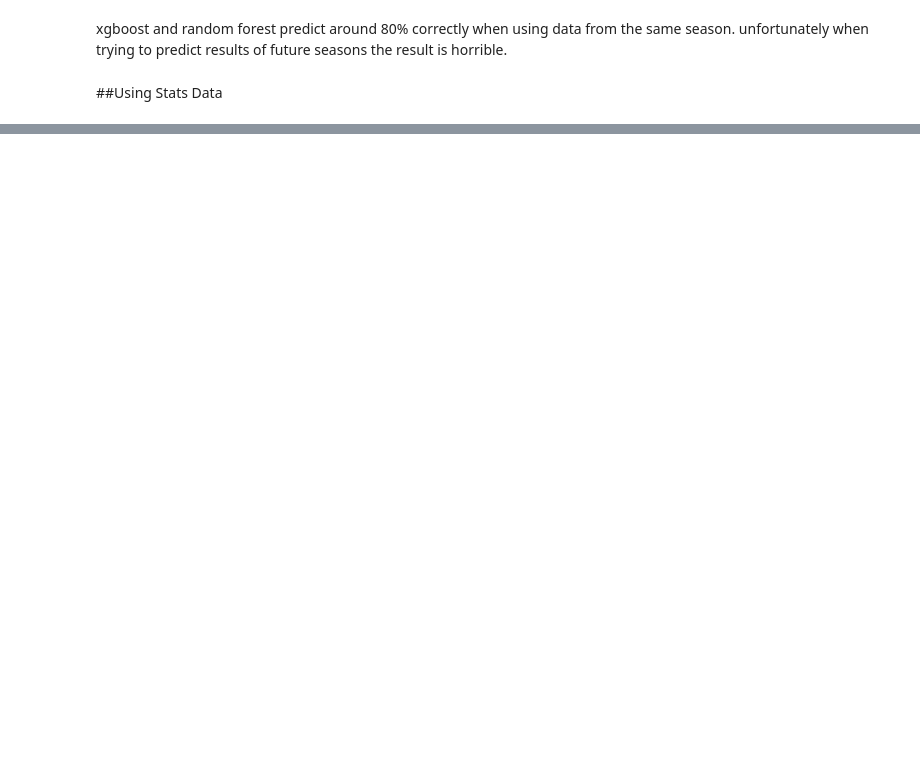
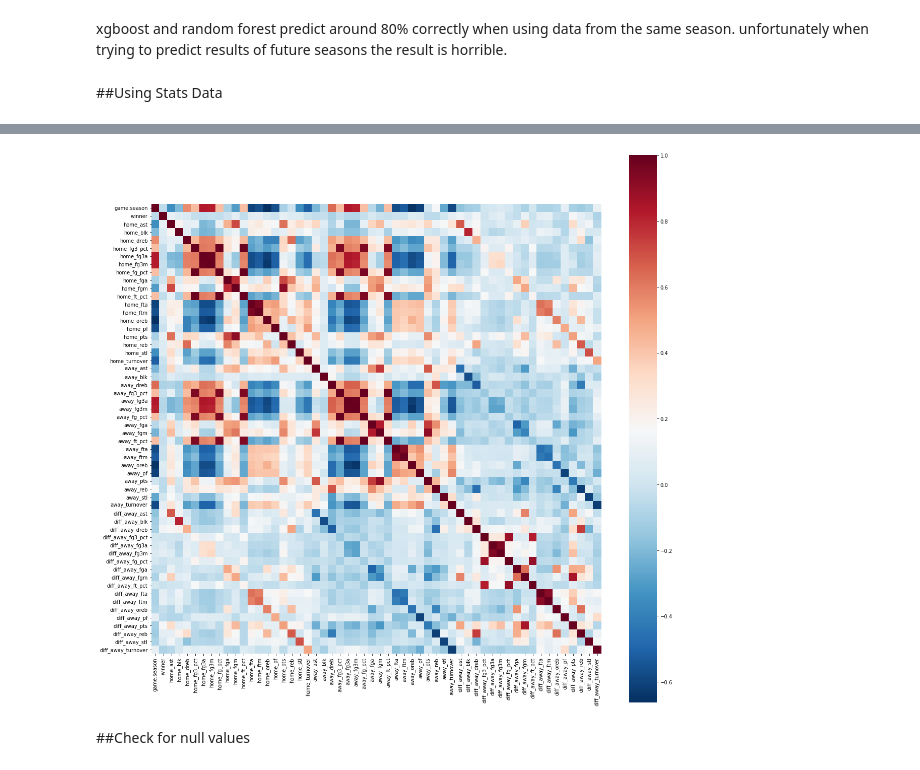
Before and after one commit to Chandramani05/NBA-Games-Data-Analysis-and-Match-Prediction, a Jupyter notebook: NBA_Machine_learning_Modeling.ipynb, the cells around one changed output, grey strips where cells are left out. Drawn from its saved outputs; the diff is of its cells as text; code cells hidden in the pictures; blank space fills up the shorter version.

```diff
--- a/NBA_Machine_learning_Modeling.ipynb
+++ b/NBA_Machine_learning_Modeling.ipynb
@@ -267,0 +77,3 @@ plt.show()
+# %%
+stats = pd.read_csv("/content/drive/MyDrive/Machine Learning NBA /NBA-Games-Data-Analysis-and-Match-Prediction/Final Data/stats_feats.csv",index_col="game.id")
+stats
@@ -267,0 +95,9 @@ plt.show()
+# %%
+plt.subplots(figsize=(20,20))
+sns.heatmap(stats.corr(), square=True, cmap="RdBu_r")
+plt.savefig("/content/drive/MyDrive/Machine Learning NBA /NBA-Games-Data-Analysis-and-Match-Prediction/Figures/heatmap.png")
+plt.show()
+# %% [output]
+[figure, added]
+# %% [markdown]
+##Check for null values
```
Also changed, not shown: parts of 39 cells of this notebook.
